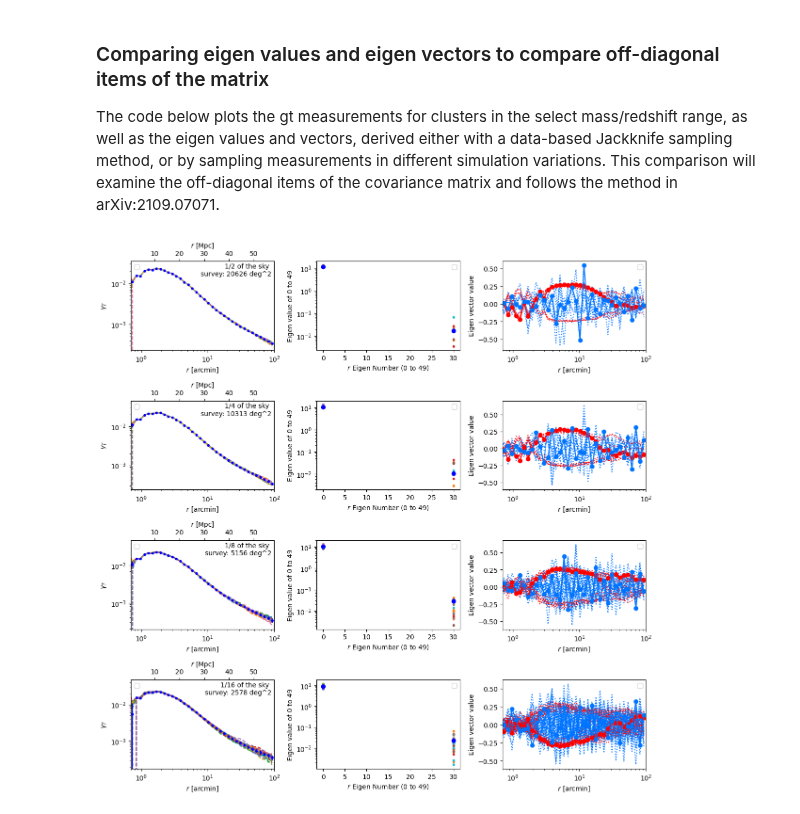
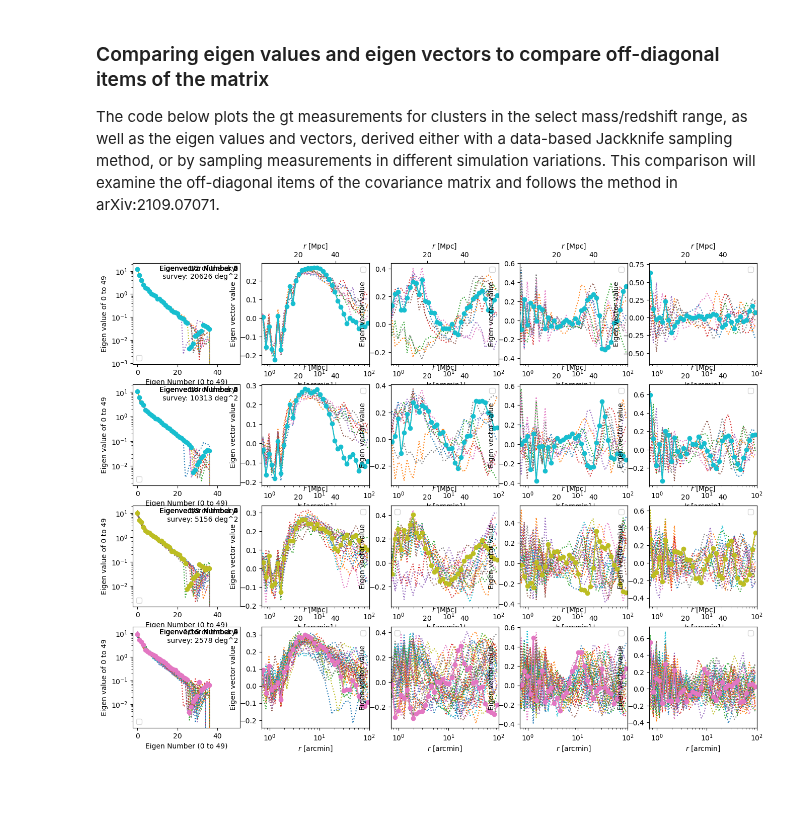
Before and after one commit to LSSTDESC/CL_JKcovariance_testing, a Jupyter notebook: cljkcov/Covariance_plotting_Comparison.ipynb, the cells around one changed output. Drawn from its saved outputs; the diff is of its cells as text; code cells hidden in the pictures; blank space fills up the shorter version.

Commit message:
updating the plot of the eigenvectors

```diff
--- a/cljkcov/Covariance_plotting_Comparison.ipynb
+++ b/cljkcov/Covariance_plotting_Comparison.ipynb
@@ -163,7 +163,7 @@ len_sim = len(sim_names)
 len_skys=len(nskys)
 cmap=mpl.colormaps['hsv']
 
-fig, axs = plt.subplots(len_skys, 3, figsize=[12, 12])
+fig, axs = plt.subplots(len_skys, 5, figsize=[16, 12])
 
 def correlation_from_covariance(covariance):
     v = np.sqrt(np.diag(covariance))
@@ -182,7 +182,6 @@ for nn, nsky in enumerate(nskys):
           if os.path.isfile(file_name_ii_jj):
               dat= np.genfromtxt(file_name_ii_jj)
               x_val = dat[:, 0]
-              axs[nn, 0].plot(dat[:, 0], dat[:, 3], '--', label = 'Sim Measurements')
               meas_rec.append(dat[:, 3]) #the measurements recorded over different sims and in different patches are used to calculate a true covariance
 
           file_cov_ii_jj= output_path + 'cov_'+sim_name+'_patchN%i_%i.txt'%(nsky, jj)
@@ -190,70 +189,81 @@ for nn, nsky in enumerate(nskys):
               dat_cov= np.genfromtxt(file_cov_ii_jj)
               dat_corr = correlation_from_covariance(dat_cov)
 
               eigenvalues, eigenvectors = LA.eig(dat_corr)
               #print(ii, jj, eigenvectors)
-              for eigen_num in range(0, 50, 30):
-                  axs[nn, 1].plot(eigen_num, eigenvalues[eigen_num], '.')
-                  axs[nn, 2].plot(dat[:, 0], eigenvectors[:, eigen_num], color = cmap (eigen_num/50.0), ls = ':')
+              axs[nn, 0].plot(range(50), eigenvalues, ':')
+              for panel_num in range(1, 5, 1):
+                  eigen_num = (panel_num -1 ) * 2 # plotting the 0, 2, 4, 8 eigenvectors.
+                  vectorplot = eigenvectors[:, eigen_num]
+
+                  # reverse the eigenvector if the maximum absolute value is negative
+                  # this is because the negative version of an eigen vector is also an eigenvetor and Numpy does not differentiate
+                  # otherwise we will see semetric eigenvectors being plotted.
+                  ind_abs_max = np.argmax(np.abs(vectorplot))
+                  if vectorplot[ind_abs_max] < 0:
+                     vectorplot = vectorplot/(-1)
+
+                  axs[nn, panel_num].plot(dat[:, 0], vectorplot, ls = ':')
 
     if len(meas_rec) > 0:
         y_val=np.mean(meas_rec, axis=0)
         y_sim_err=np.std(meas_rec, axis=0)
         sim_cov = np.cov(meas_rec, rowvar=0)
         sim_corr = np.corrcoef(meas_rec, rowvar=0)
         #print('shape', len_sim, nsky, np.shape(meas_rec), dat.shape)
         eigenvalues_sim, eigenvectors_sim = LA.eig(dat_corr)
         #print(eigenvalues_sim, eigenvectors_sim)
 
-        for eigen_num in range(0, 50, 30):
-             axs[nn, 1].plot(eigen_num, eigenvalues_sim[eigen_num], 'bo')
-             axs[nn, 2].plot(dat[:, 0], eigenvectors_sim[:, eigen_num],'-o', color = cmap (eigen_num/50.0),)
-        axs[nn, 0].errorbar(x_val, y_val, yerr=y_sim_err, fmt='b.', label='Simulation Variation')
+        axs[nn, 0].plot(range(50), eigenvalues_sim, 'o')
+        for panel_num in range(1, 5, 1):
+            eigen_num = (panel_num -1 ) * 2
+
+            # similary reverse the eigenvector first.
+            vectorplot = eigenvectors_sim[:, eigen_num]
+            ind_abs_max = np.argmax(np.abs(vectorplot))
+            if vectorplot[ind_abs_max] < 0:
+                vectorplot = vectorplot/(-1)
+
+            axs[nn, panel_num].plot(dat[:, 0], vectorplot,'-o',)
+            axs[nn, panel_num].text(0.98, 0.98, 'Eigenvector Number %i'%eigen_num, \
+         transform=axs[nn, panel_num].transAxes, verticalalignment='top', horizontalalignment='right')
         #axs[nn, 1].errorbar(x_val, y_sim_err, fmt='b.', label='Simulation Variation')
 
-    axs[nn, 0].set_xscale('log')
     axs[nn, 0].set_yscale('log')
-    axs[nn, 1].set_yscale('log')
-    axs[nn, 2].set_xscale('log')
-
-    andles, labels = axs[nn, 0].get_legend_handles_labels()
+    handles, labels = axs[nn, 0].get_legend_handles_labels()
     by_label = dict(zip(labels, handles))
     #print(nn, nsky)
     axs[nn, 0].text(0.98, 0.98, '1/%i of the sky \n survey: %i deg^2'%(nsky, 41252.96125/nsky), \
          transform=axs[nn, 0].transAxes, verticalalignment='top', horizontalalignment='right')
     axs[nn, 0].legend(by_label.values(), by_label.keys())
-    axs[nn, 0].set_xscale('log')
+
+    handles, labels = axs[nn, 0].get_legend_handles_labels()
+    by_label = dict(zip(labels, handles))
+    axs[nn, 0].legend(by_label.values(), by_label.keys())
     axs[nn, 0].set_yscale('log')
-    axs[nn, 0].set_xlim(0.7, 100)
-    axs[nn, 0].set_xlabel(r'$r$ [arcmin]')
-    axs[nn, 0].set_ylabel(r'$\gamma_T$')
+    axs[nn, 0].set_xlabel(r'Eigen Number (0 to 49)')
+    axs[nn, 0].set_ylabel(r'Eigen value of 0 to 49')
 
-    handles, labels = axs[nn, 1].get_legend_handles_labels()
-    by_label = dict(zip(labels, handles))
-    axs[nn, 1].legend(by_label.values(), by_label.keys())
-    axs[nn, 1].set_yscale('log')
-    axs[nn, 1].set_xlabel(r'$r$ Eigen Number (0 to 49)')
-    axs[nn, 1].set_ylabel(r'Eigen value of 0 to 49')
+    for panel_num in range(1, 5, 1):
+        axs[nn, panel_num].set_xscale('log')
+        axs[nn, panel_num].legend(by_label.values(), by_label.keys())
+        axs[nn, panel_num].set_xscale('log')
+        axs[nn, panel_num].set_xlim(0.7, 100)
+        axs[nn, panel_num].set_xlabel(r'$r$ [arcmin]')
+        axs[nn, panel_num].set_ylabel(r'Eigen vector value')
 
-    axs[nn, 2].legend(by_label.values(), by_label.keys())
-    axs[nn, 2].set_xscale('log')
-    axs[nn, 2].set_xlim(0.7, 100)
-    axs[nn, 2].set_xlabel(r'$r$ [arcmin]')
-    axs[nn, 2].set_ylabel(r'Eigen vector value')
+        ## convert angular scale to physical scale
+        # Define the cosmology
+        cosmo = FlatLambdaCDM(H0=70.0, Om0=0.279) # Example values
+        # Define the redshift and angle
+        z_cl=0.53 ## need to change depending on the cluster sample
+        d_A = cosmo.comoving_distance(z_cl)
 
-    ## convert angular scale to physical scale
-    # Define the cosmology
-    cosmo = FlatLambdaCDM(H0=70.0, Om0=0.279) # Example values
-    # Define the redshift and angle
-    z_cl=0.53 ## need to change depending on the cluster sample
-    d_A = cosmo.comoving_distance(z_cl)
-
-    ax2 = axs[nn, 0].twiny()
-    mn, mx = axs[nn, 0].get_xlim()
-    ax2.set_xlim( (mn* u.arcmin).to(u.radian).value*d_A.value, (mx* u.arcmin).to(u.radian).value*d_A.value)
-    ax2.set_xlabel(r'$r$ [Mpc]')
+        ax2 = axs[nn, panel_num].twiny()
+        mn, mx = axs[nn, panel_num].get_xlim()
+        ax2.set_xlim( (mn* u.arcmin).to(u.radian).value*d_A.value, (mx* u.arcmin).to(u.radian).value*d_A.value)
+        ax2.set_xlabel(r'$r$ [Mpc]')
 
 plt.tight_layout()
-plt.tight_layout()
 # %% [output]
-[figure, old version]
+[figure, new version]
```
